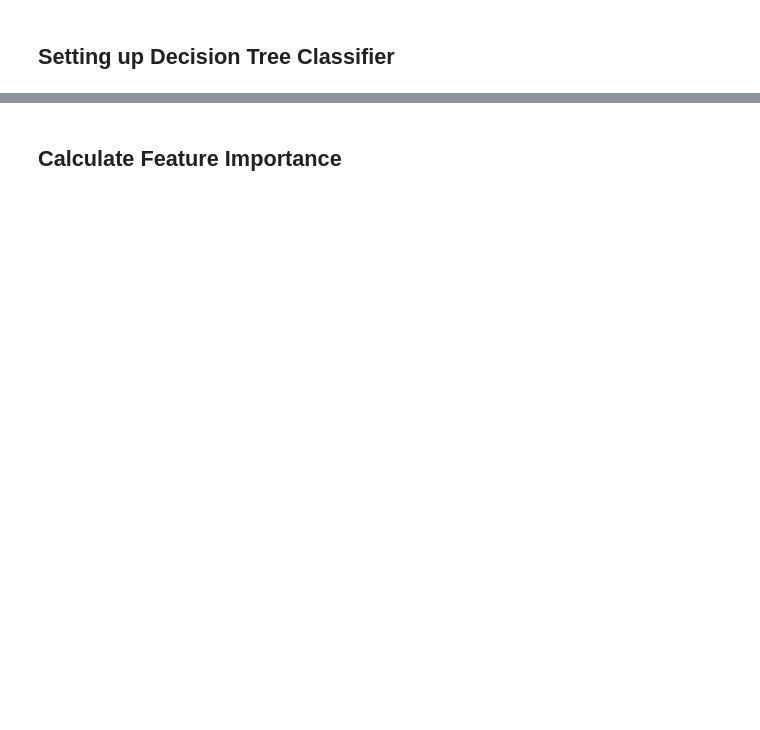
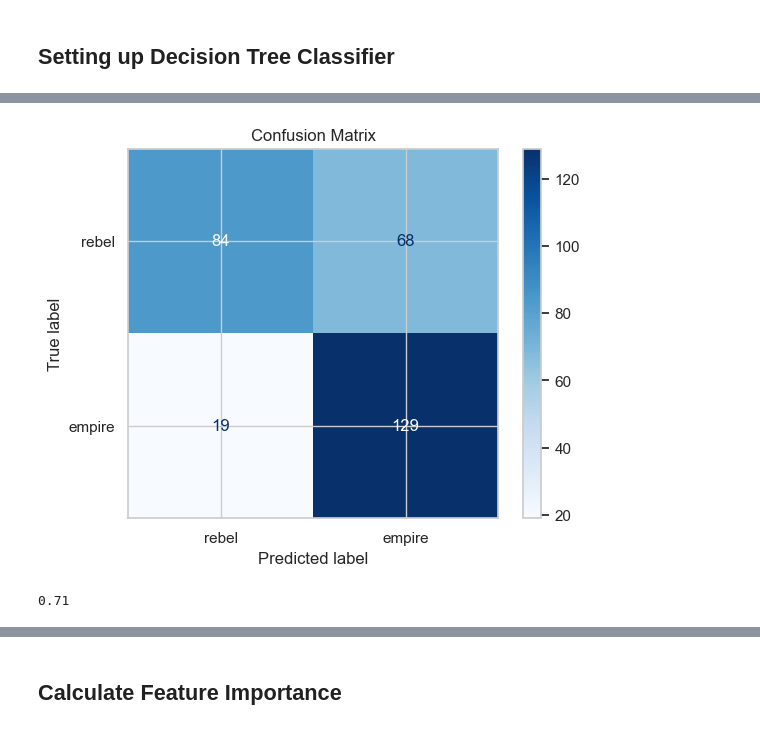
Before and after one commit to nnsaravanan/edp_guided_project_3, a Jupyter notebook: notebooks/test.ipynb, the cells around one changed output, grey strips where cells are left out. Cells and saved outputs as stored; diff of their text form; code cells hidden in the pictures; blank space fills up the shorter version.

```diff
--- a/notebooks/test.ipynb
+++ b/notebooks/test.ipynb
@@ -141,0 +137,34 @@ DecisionTreeClassifier(max_depth=15)
+# %%
+y_pred = tree_pipeline.predict(X_test)
+
+# Compute confusion matrix
+cm = confusion_matrix(y_test, y_pred)
+
+# Display confusion matrix
+disp = ConfusionMatrixDisplay(confusion_matrix=cm, display_labels=['rebel','empire'])
+disp.plot(cmap=plt.cm.Blues)
+plt.title("Confusion Matrix")
+plt.show()
+# %% [output]
+[figure, added]
+# %%
+from sklearn.ensemble import GradientBoostingClassifier
+
+# Create a pipeline with Gradient Boosting
+gradient_boosting_pipeline = Pipeline([
+    ('scaler', StandardScaler()),  # Step 1: Standardize the data
+    ('classifier', GradientBoostingClassifier(
+        n_estimators=50,          # Number of boosting stages
+        learning_rate=0.1,         # Learning rate
+        max_depth=15,               # Maximum depth of each tree
+        min_samples_leaf=5,        # Minimum samples per leaf
+        subsample=0.8,             # Fraction of samples used for fitting individual base learners
+        random_state=42            # Random state for reproducibility
+    ))
+])
+
+# Fit the pipeline to the training data
+gradient_boosting_pipeline.fit(X_train, y_train)
+gradient_boosting_pipeline.score(X_test,y_test)
+# %% [output]
+0.71
```
Also changed, not shown: parts of 17 cells of this notebook, 2 other files.
